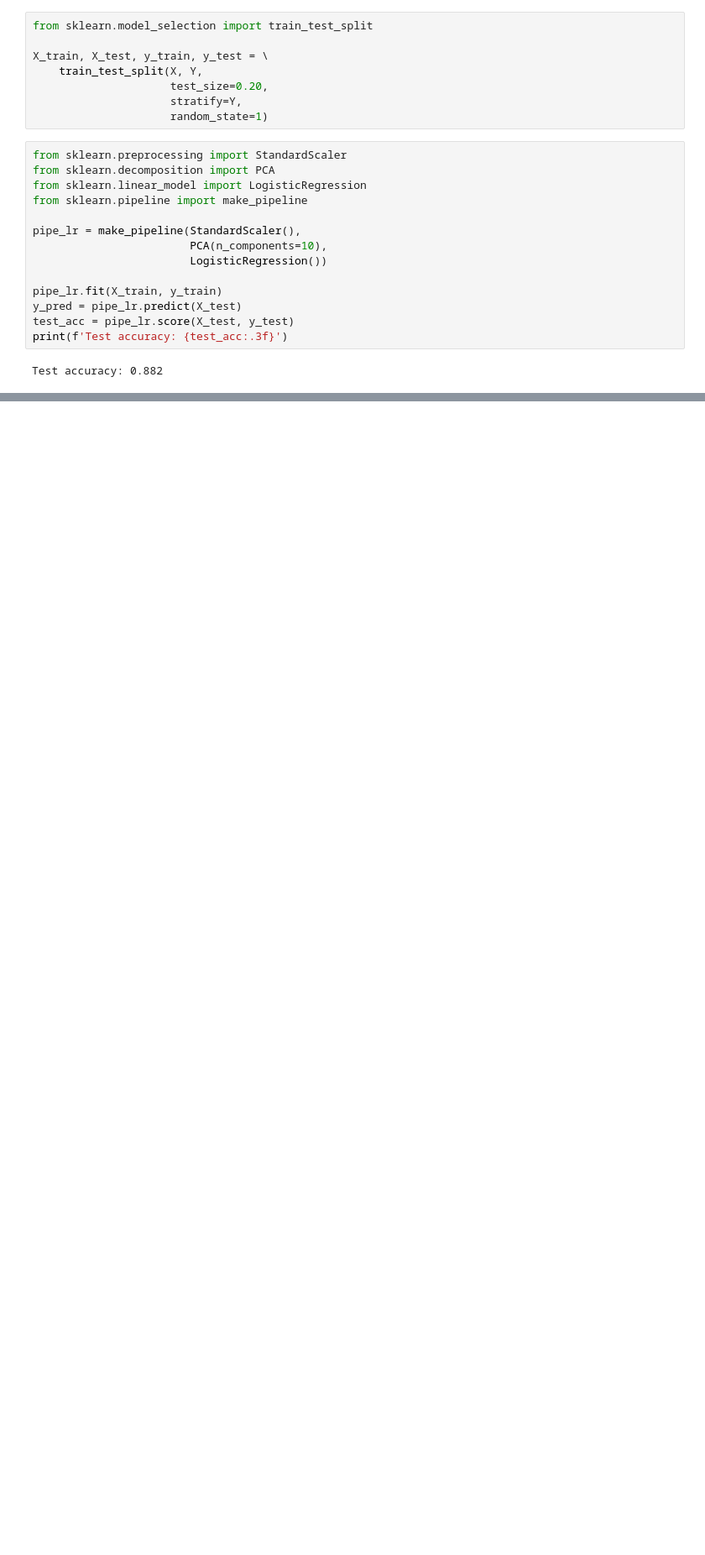
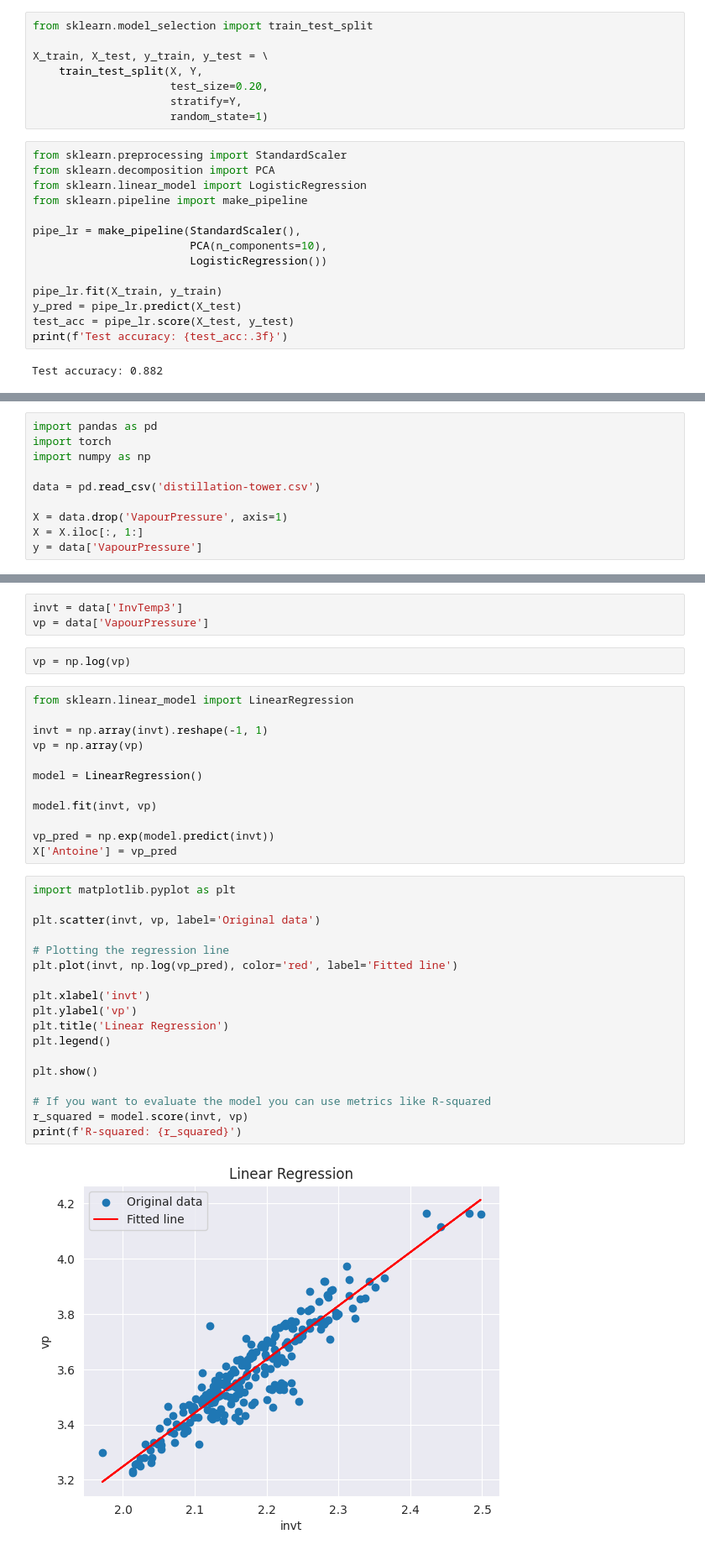
Before and after one commit to Daniel-Muller45/Distillation-ML, a Jupyter notebook: nn/project - Copy/Project_Overview.ipynb, the cells around one changed output, grey strips where cells are left out. Shown at 84% size. Drawn from its saved outputs; the diff is of its cells as text; blank space fills up the shorter version.

```diff
--- a/nn/project - Copy/Project_Overview.ipynb
+++ b/nn/project - Copy/Project_Overview.ipynb
@@ -160,0 +186,10 @@ Test accuracy: 0.882
+# %%
+import pandas as pd
+import torch
+import numpy as np
+
+data = pd.read_csv('distillation-tower.csv')
+
+X = data.drop('VapourPressure', axis=1)
+X = X.iloc[:, 1:]
+y = data['VapourPressure']
@@ -160,0 +289,37 @@ Test accuracy: 0.882
+# %%
+invt = data['InvTemp3']
+vp = data['VapourPressure']
+# %%
+vp = np.log(vp)
+# %%
+from sklearn.linear_model import LinearRegression
+
+invt = np.array(invt).reshape(-1, 1)
+vp = np.array(vp)
+
+model = LinearRegression()
+
+model.fit(invt, vp)
+
+vp_pred = np.exp(model.predict(invt))
+X['Antoine'] = vp_pred
+# %%
+import matplotlib.pyplot as plt
+
+plt.scatter(invt, vp, label='Original data')
+
+# Plotting the regression line
+plt.plot(invt, np.log(vp_pred), color='red', label='Fitted line')
+
+plt.xlabel('invt')
+plt.ylabel('vp')
+plt.title('Linear Regression')
+plt.legend()
+
+plt.show()
+
+# If you want to evaluate the model you can use metrics like R-squared
+r_squared = model.score(invt, vp)
+print(f'R-squared: {r_squared}')
+# %% [output]
+[figure, added]
```
Also changed, not shown: parts of 26 cells of this notebook, 3 other files.
